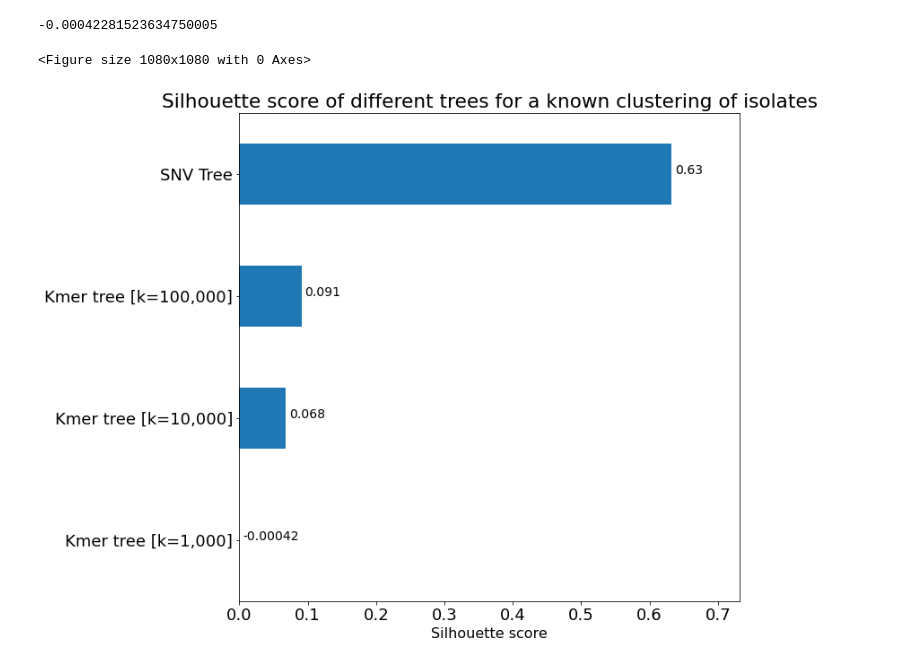
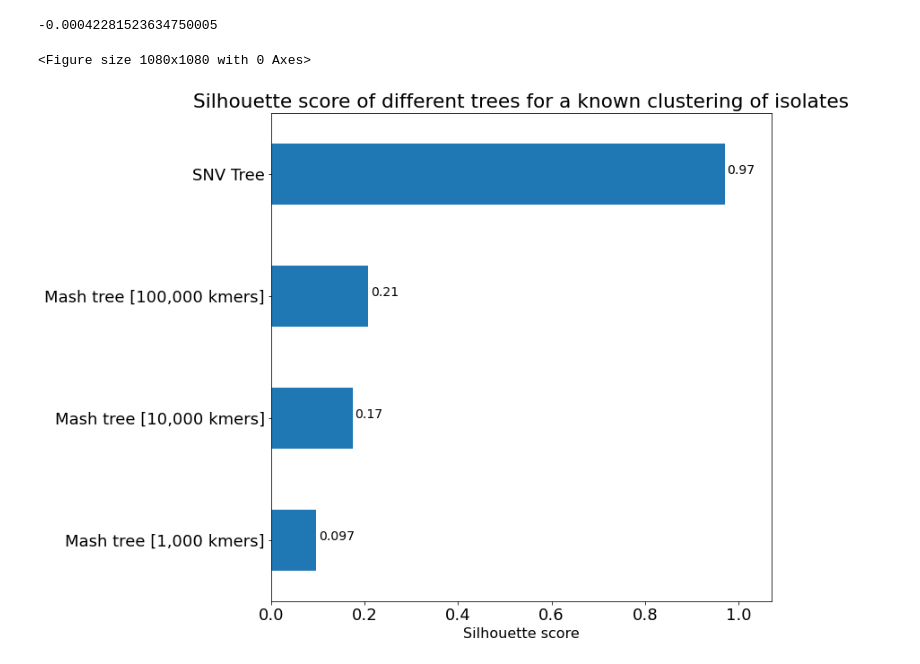
Before and after one commit to apetkau/thesis-workflows, a Jupyter notebook: mash-nextflow/tree-comparisons/clustering-performance.ipynb, the cells around one changed output. Saved outputs shown, nothing was run; the diff lists cells and outputs as text; code cells hidden in the pictures.

Commit message:
Removed background isolates from being scored

```diff
--- a/mash-nextflow/tree-comparisons/clustering-performance.ipynb
+++ b/mash-nextflow/tree-comparisons/clustering-performance.ipynb
@@ -508,7 +508,6 @@ def expected_clusters_parser(file: str) -> pd.Series:
     :return: A series of expected cluster labels and the isolate names.
     """
     df = pd.read_csv(file, sep='\t', dtype={'Outbreak number': 'str'}).set_index('Strain')
-    df['Outbreak number'] = df['Outbreak number'].fillna('N/A')
 
     return df['Outbreak number']
 
@@ -543,7 +542,7 @@ class ClusterToTreeEvaluatorSilhouette(ClusterToTreeEvaluator):
         if exclude_isolates is not None:
             for excluded in exclude_isolates:
                 if excluded in tree_distances:
-                    tree_distances = tree_distances.drop(exclude_isolates, axis='index').drop(exclude_isolates, axis='columns')
+                    tree_distances = tree_distances.drop(excluded, axis='index').drop(excluded, axis='columns')
 
         tree_distances_numpy = tree_distances.to_numpy()
         ordered_cluster_labels = self._clusters[tree_distances.index].to_numpy()
@@ -561,35 +560,37 @@ def evaluate_all_trees(tree_evaluator: ClusterToTreeEvaluator, tree_files: List[
         tree.unroot()
         score = tree_evaluator.evaluate(tree, exclude_isolates=exclude_isolates)
         scores.append(score)
 
     return pd.DataFrame(data=scores, columns=['silhouette'], index=tree_files)
 
 expected_clusters = expected_clusters_parser('strain_table.txt')
+unclustered_isolates = expected_clusters[expected_clusters.isna()].index.tolist()
+expected_clusters = expected_clusters.dropna()
 tree_evaluator = ClusterToTreeEvaluatorSilhouette(expected_clusters)
 
 tree_scores = evaluate_all_trees(tree_evaluator=tree_evaluator,
                    tree_files=['tree-1000.txt', 'tree-10000.txt', 'tree-100000.txt', 'snvphyl-tree.txt'],
-                   exclude_isolates=['reference']
+                   exclude_isolates=['reference'] + unclustered_isolates
                   )
 
 tree_scores['label'] = None
 tree_scores.loc['snvphyl-tree.txt', 'label'] = 'SNV Tree'
-tree_scores.loc['tree-1000.txt', 'label'] = 'Kmer tree [k=1,000]'
-tree_scores.loc['tree-10000.txt', 'label'] = 'Kmer tree [k=10,000]'
-tree_scores.loc['tree-100000.txt', 'label'] = 'Kmer tree [k=100,000]'
+tree_scores.loc['tree-1000.txt', 'label'] = 'Mash tree [1,000 kmers]'
+tree_scores.loc['tree-10000.txt', 'label'] = 'Mash tree [10,000 kmers]'
+tree_scores.loc['tree-100000.txt', 'label'] = 'Mash tree [100,000 kmers]'
 tree_scores = tree_scores.set_index('label')
 plt.figure()
 plt.rcParams.update({'font.size': 18})
 tree_scores.plot(kind='barh', figsize=(10,10), legend=False)
 scores_list = tree_scores['silhouette'].tolist()
 scores_list.append(0)
 ax = plt.gca()
 plt.xlim(min(scores_list), max(scores_list) + 0.1)
 plt.xlabel('Silhouette score')
 plt.ylabel('')
 plt.title('Silhouette score of different trees for a known clustering of isolates')
 for i, v in enumerate(tree_scores['silhouette']):
     ax.text(v + 0.005, i, f'{v:.2}', fontsize=14)
 # %% [output]
 <Figure size 1080x1080 with 0 Axes>
-[figure, old version]
+[figure, new version]
```
